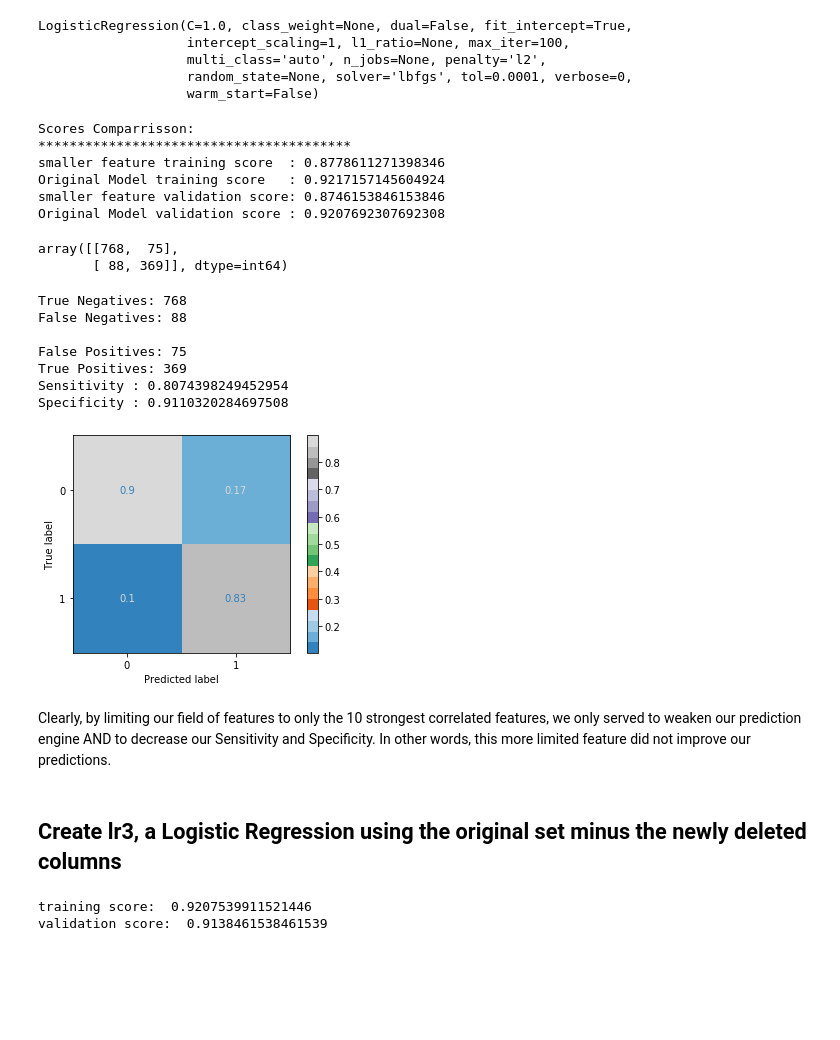
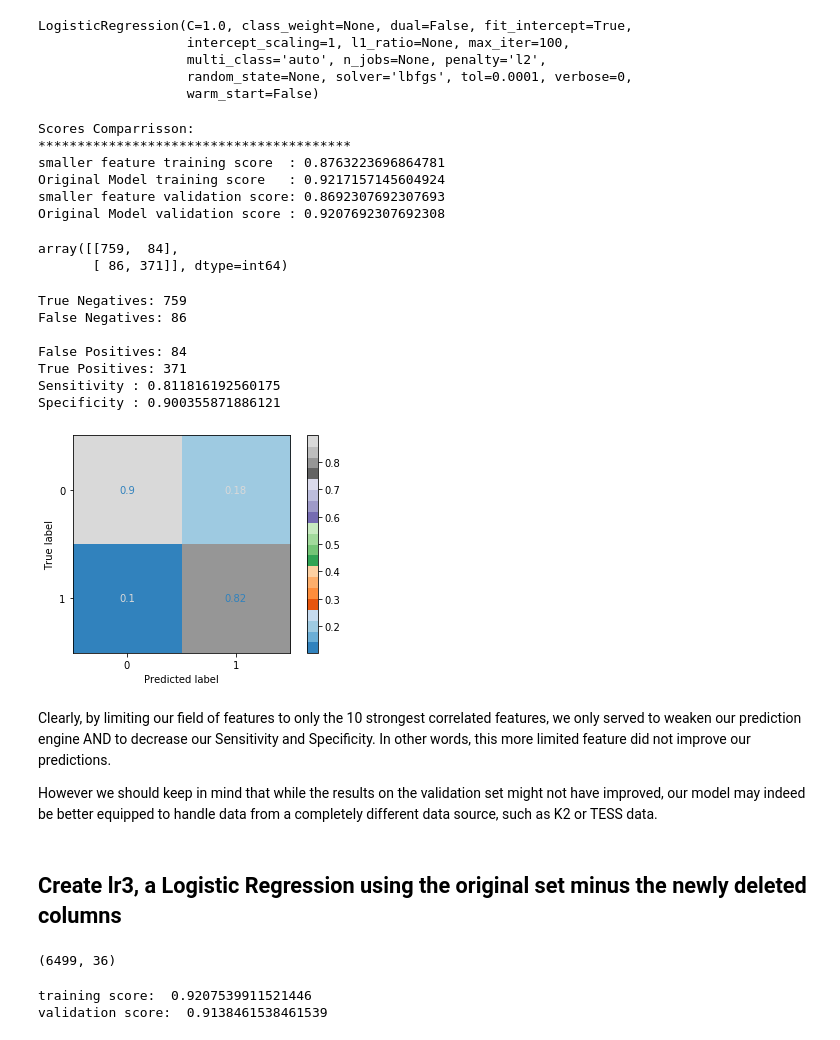
Before and after one commit to MattPat1981/exoplanet_alpha_models, a Jupyter notebook: code/exoplanet_identification.ipynb, the cells around one changed output. Cells and saved outputs as stored; diff of their text form; code cells hidden in the pictures; blank space fills up the shorter version.

Commit message:
pushing presentation slides and showpiece notebook

```diff
--- a/code/exoplanet_identification.ipynb
+++ b/code/exoplanet_identification.ipynb
@@ -39,0 +56,3 @@ datapath = path_to_home + 'data/'
+# %%
+present_color = 'black'  # Sets the font color in all Matplotlib or Seaborn graphs to follow
+                         # Use this function anytime you need to change font color
@@ -378,7 +450,7 @@ The already-weak negative correlations are getting weaker as we can see a LOT of
 # %% [markdown]
 Given the absence of any very strong correlations, we've looked at some of the top weak correlations and can try to take the top ten features from these correlation tables and compare a confusion matrix of it to the original Logistic Regression model.
 # %%
-limited_features = list(df.corr()['koi_disposition'].sort_values(ascending=True)[0:6].keys())
+limited_features = list(df.corr()['koi_disposition'].sort_values(ascending=True)[0:5].keys())
 for feat in list(df.corr()['koi_disposition'].sort_values(ascending=False)[1:6].keys()):
     limited_features.append(feat)
 limited_features.append('koi_disposition')
@@ -408,45 +480,52 @@ print('Original Model validation score :', lr.score(X_val_sc, y_val))
 # %% [output]
 Scores Comparrisson:
 ****************************************
-smaller feature training score  : 0.8778611271398346
+smaller feature training score  : 0.8763223696864781
 Original Model training score   : 0.9217157145604924
-smaller feature validation score: 0.8746153846153846
+smaller feature validation score: 0.8692307692307693
 Original Model validation score : 0.9207692307692308
 # %%
 y_pred = lr2.predict(X_lim_val_sc)
 metrics.confusion_matrix(y_lim_val, y_pred,
                          normalize=None)
 # %% [output]
-array([[768,  75],
-       [ 88, 369]], dtype=int64)
+array([[759,  84],
+       [ 86, 371]], dtype=int64)
 # %%
 # This code improved from Matt Brems lesson in General Assembly
 tn, fp, fn, tp = metrics.confusion_matrix(y_lim_val, y_pred).ravel()
 print("True Negatives: " + str(tn))
 print("False Negatives: " + str(fn))
 print()
 print("False Positives: " + str(fp))
 print("True Positives: " + str(tp))
 
 sensitivity = tp / (tp+fn)
 print(f'Sensitivity : {sensitivity}')
 specificity = tn / (tn+fp)
 print(f'Specificity : {specificity}')
 
+dude.graph_words(present_color)
 plot_confusion_matrix(lr2, X_lim_val_sc, y_lim_val, normalize='pred', cmap='tab20c');
 # %% [output]
-True Negatives: 768
-False Negatives: 88
+True Negatives: 759
+False Negatives: 86
 
-False Positives: 75
-True Positives: 369
-Sensitivity : 0.8074398249452954
-Specificity : 0.9110320284697508
+False Positives: 84
+True Positives: 371
+Sensitivity : 0.811816192560175
+Specificity : 0.900355871886121
-[figure, old version]
+[figure, new version]
 # %% [markdown]
 Clearly, by limiting our field of features to only the 10 strongest correlated features, we only served to weaken our prediction engine AND to decrease our Sensitivity and Specificity. In other words, this more limited feature did not improve our predictions.
+
+However we should keep in mind that while the results on the validation set might not have improved, our model may indeed be better equipped to handle data from a completely different data source, such as K2 or TESS data.
 # %% [markdown]
 ## Create lr3, a Logistic Regression using the original set minus the newly deleted columns
+# %%
+df.shape
+# %% [output]
+(6499, 36)
 # %%
 lr3 = LogisticRegression()
 X_train, X_train_sc, X_val, X_val_sc, y_train, y_val = dude.scaled_data_split(df, 'koi_disposition')
```
Also changed, not shown: parts of 55 cells of this notebook, 2 other files.
